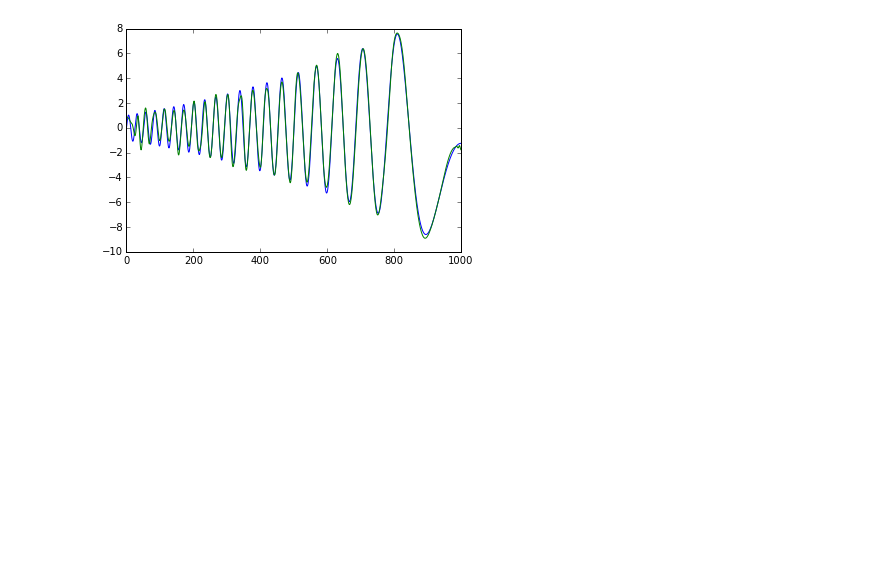
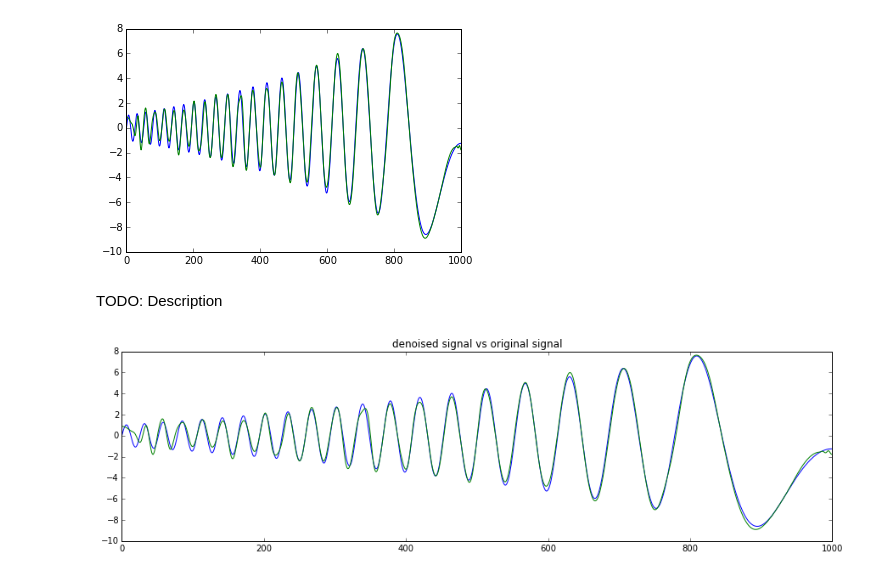
Before and after one commit to CSchoel/learn-wavelets, a Jupyter notebook: wavelet-denoising.ipynb, the cells around one changed output. Drawn from its saved outputs; the diff is of its cells as text; code cells hidden in the pictures; blank space fills up the shorter version.

Commit message:
adds titles to denoising plots

```diff
--- a/wavelet-denoising.ipynb
+++ b/wavelet-denoising.ipynb
@@ -196,3 +193,15 @@ plt.show()
 # %% [output]
 [figure]
 [figure]
+# %% [markdown]
+TODO: Description
+# %%
+sig_dop_dn = pywt.waverec([approx_n] + details_nb, "sym12")
+plt.figure(figsize=(15,4))
+plt.title("denoised signal vs original signal")
+plt.plot(sig_dop)
+plt.plot(sig_dop_dn)
+#plt.plot(fsig_dop_fden)
+plt.show()
+# %% [output]
+[figure, added]
```
Also changed, not shown: parts of 2 cells of this notebook.
